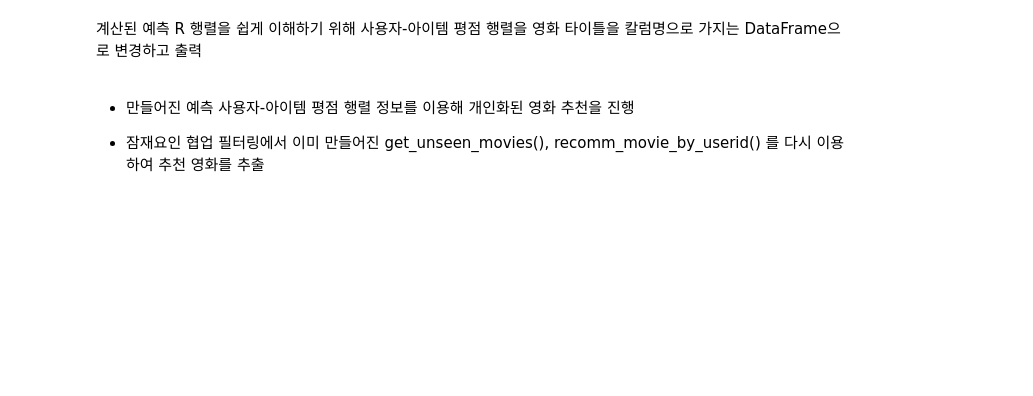
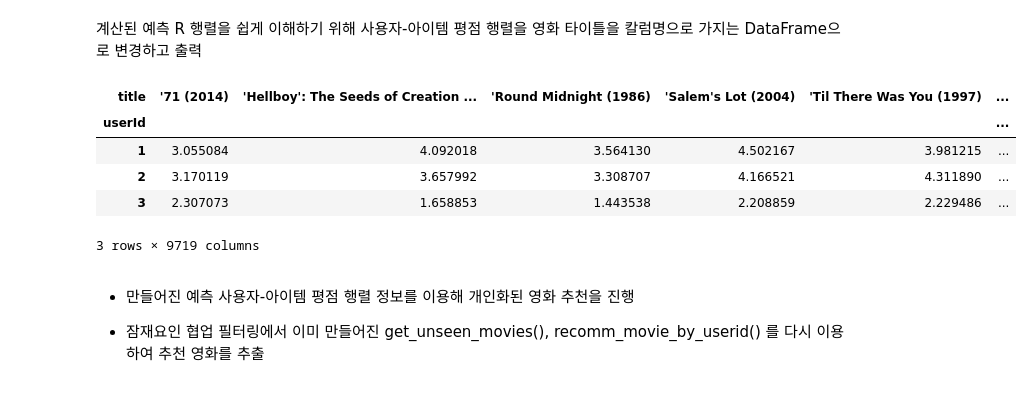
Before and after one commit to soohyoen/artificial-intelligence, a Jupyter notebook: ml_19_추천시스템_ipynb의_사본.ipynb, the cells around one changed output. Cells and saved outputs as stored; diff of their text form; code cells hidden in the pictures; blank space fills up the shorter version.

```diff
--- a/ml_19_추천시스템_ipynb의_사본.ipynb
+++ b/ml_19_추천시스템_ipynb의_사본.ipynb
@@ -818,0 +875,28 @@ def matrix_factorization(R, K, steps=200, learning_rate=0.01, r_lambda = 0.01):
+# %%
+# 행렬분해
+# R : 원본 사용자-아이템 평점 행렬
+# K : 잠재 요인의 차원 수
+# steps : SGD의 반복 횟수
+# lr : learning_rate, 학습률
+# l2 : r_lambda, L2 규제
+def matrix_factorization(R, K, steps=200, lr=0.01, l2 = 0.01):
+  num_users, num_items = R.shape
+  # P와 Q 매트릭스의 크기를 지정하고 정규분포를 가진 random한 값으로 입력합니다.
+  np.random.seed(1)
+  P = np.random.normal(scale=1./K, size=(num_users, K))
+  Q = np.random.normal(scale=1./K, size=(num_items, K))
+
+  non_zeros = [ (i, j, R[i, j]) for i in range(num_users)
+                                for j in range(num_items) if R[i, j] > 0 ]
+  pstep = steps / 20
+  for step in range(steps):
+    for i, j, r in non_zeros:
+      error = r - np.dot(P[i, :], Q[j, :].T)
+      P[i, :] = P[i, :] + lr * (error * Q[j, :] - l2 * P[i, :])
+      Q[j, :] = Q[j, :] + lr * (error * P[i, :] - l2 * Q[j, :])
+
+    rmse = get_rmse(R, P, Q, non_zeros)
+    if (step % pstep) == 0:
+      print(f'## step: {step}, rmse: {rmse}')
+
+  return P, Q
@@ -825,0 +960,3 @@ import numpy as np
+# %%
+P, Q = matrix_factorization(R.values, 50)
+pred_mat = np.dot(P, Q.T)
@@ -828,6 +986,15 @@ import numpy as np
 # %%
 # 쉽게 영화 아이템 칼럼을 이해하기 위해 에측 사용자-아이템 평점 행렬을
 #  영화 타이틀 칼럼명으로 가지는 DataFrame으로 변경
+ratings_pred3_mat = pd.DataFrame(pred_mat, index=R.index, columns=R.columns)
+ratings_pred3_mat.head(3)
+# %% [output]
+| title | '71 (2014) | 'Hellboy': The Seeds of Creation ... | 'Round Midnight (1986) | 'Salem's Lot (2004) | 'Til There Was You (1997) | ... |
+| userId |  |  |  |  |  | ... |
+| 1 | 3.055084 | 4.092018 | 3.564130 | 4.502167 | 3.981215 | ... |
+| 2 | 3.170119 | 3.657992 | 3.308707 | 4.166521 | 4.311890 | ... |
+| 3 | 2.307073 | 1.658853 | 1.443538 | 2.208859 | 2.229486 | ... |
+3 rows × 9719 columns
 # %% [markdown]
 * 만들어진 예측 사용자-아이템 평점 행렬 정보를 이용해 개인화된 영화 추천을 진행
 
```
Also changed, not shown: parts of 17 cells of this notebook.
